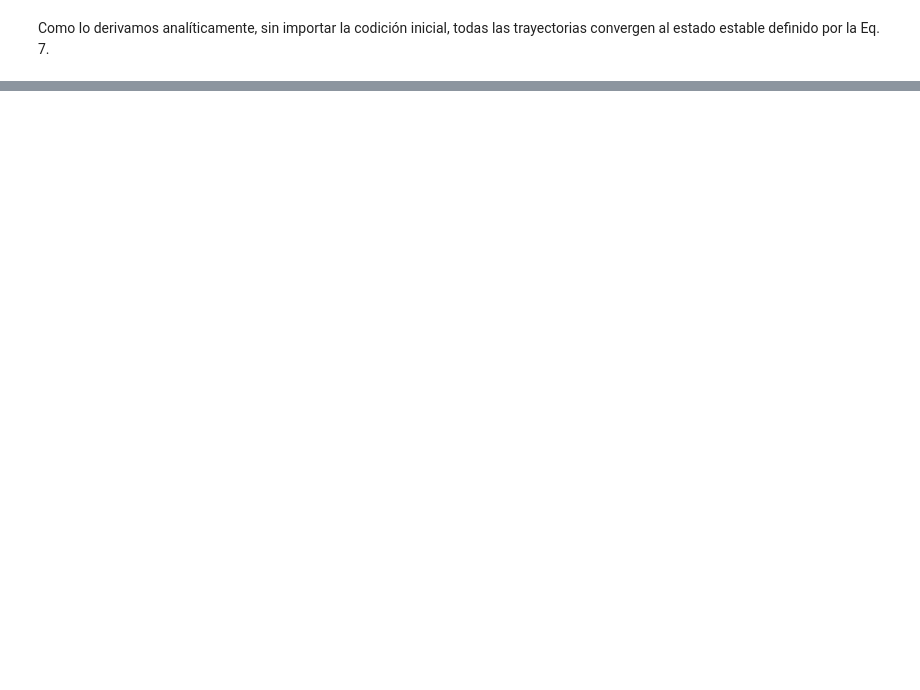
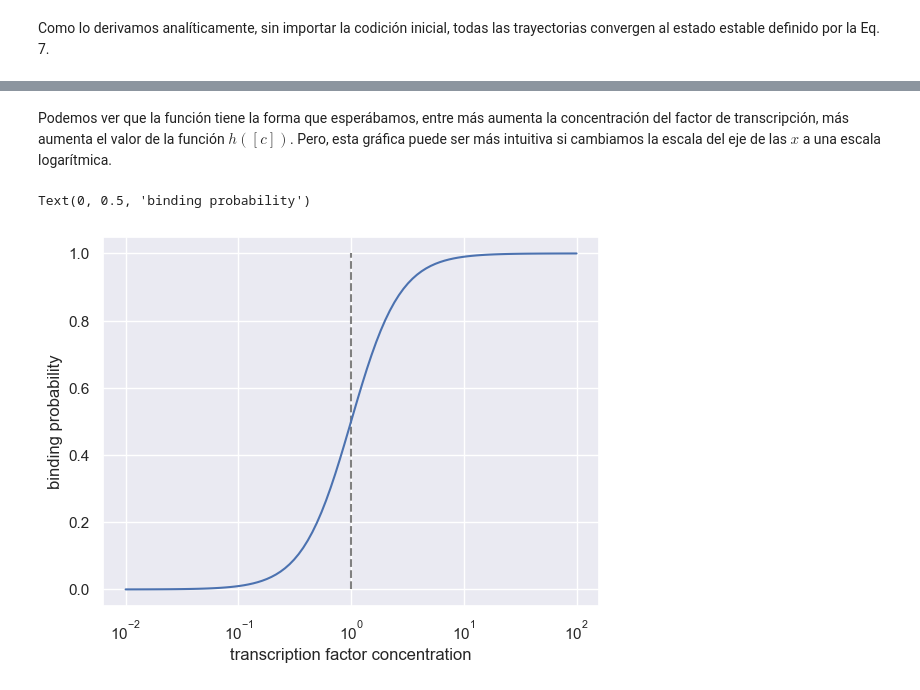
Before and after one commit to mrazomej/2023_bio_sin_escalas, a Jupyter notebook: code/expresion_genica.ipynb, the cells around one changed output, grey strips where cells are left out. Drawn from its saved outputs; the diff is of its cells as text; code cells hidden in the pictures; blank space fills up the shorter version.

```diff
--- a/code/expresion_genica.ipynb
+++ b/code/expresion_genica.ipynb
@@ -208,0 +286,21 @@ trayectorias convergen al estado estable definido por la Eq. 7.
+# %% [markdown]
+Podemos ver que la función tiene la forma que esperábamos, entre más aumenta la
+concentración del factor de transcripción, más aumenta el valor de la función
+$h([c])$. Pero, esta gráfica puede ser más intuitiva si cambiamos la escala del
+eje de las $x$ a una escala logarítmica.
+# %%
+# Agregar linea vertical en el valor de Ka
+plt.vlines(Ka, 0, 1, color="gray", linestyles="dashed")
+
+# Graficar curva
+plt.plot(c_array, h_array)
+
+# Cambiar escala de eje x
+plt.xscale("log")
+
+# Anotar ejes
+plt.xlabel("transcription factor concentration")
+plt.ylabel("binding probability")
+# %% [output]
+Text(0, 0.5, 'binding probability')
+[figure, added]
```
Also changed, not shown: parts of 24 cells of this notebook.
